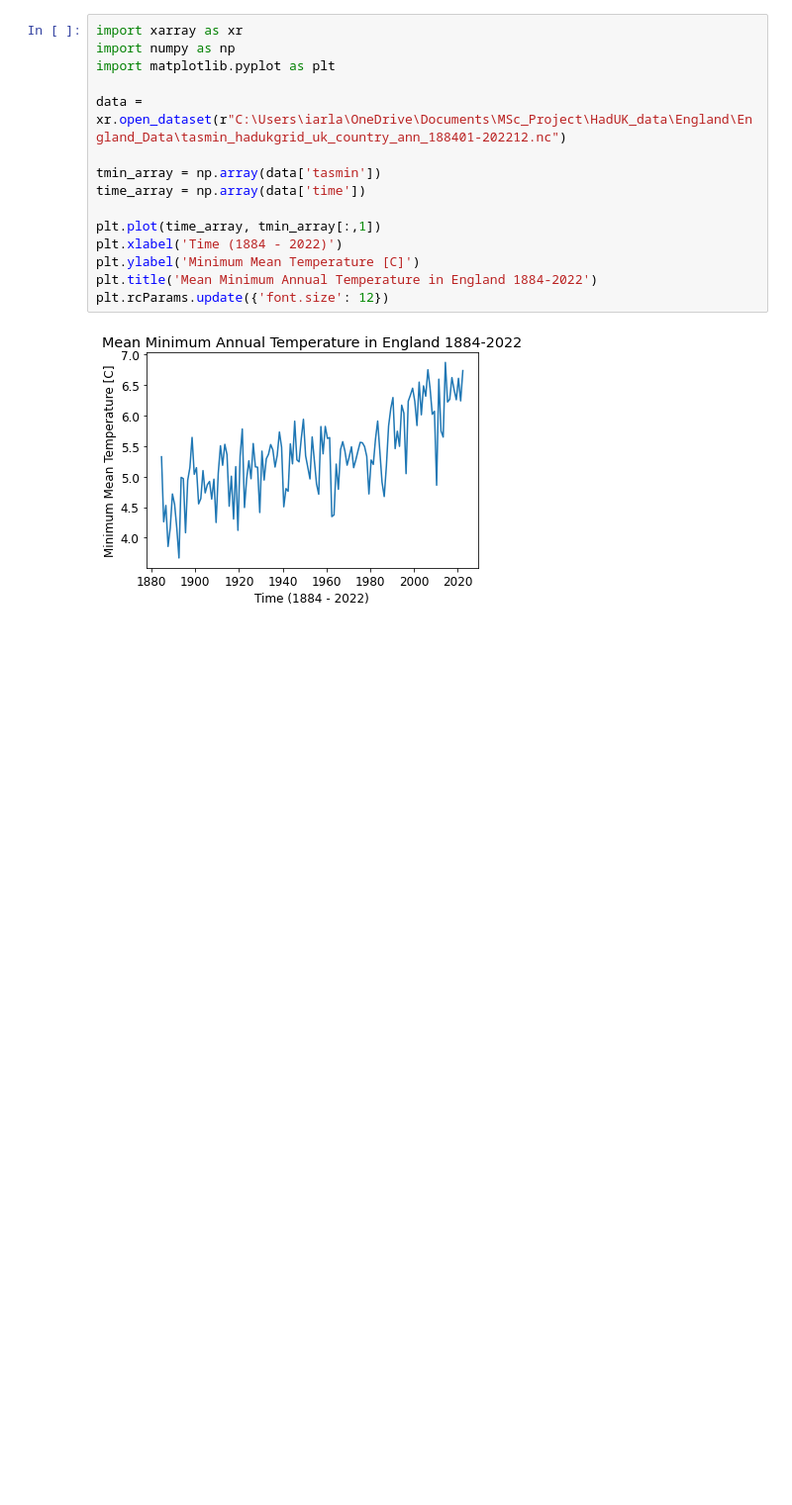
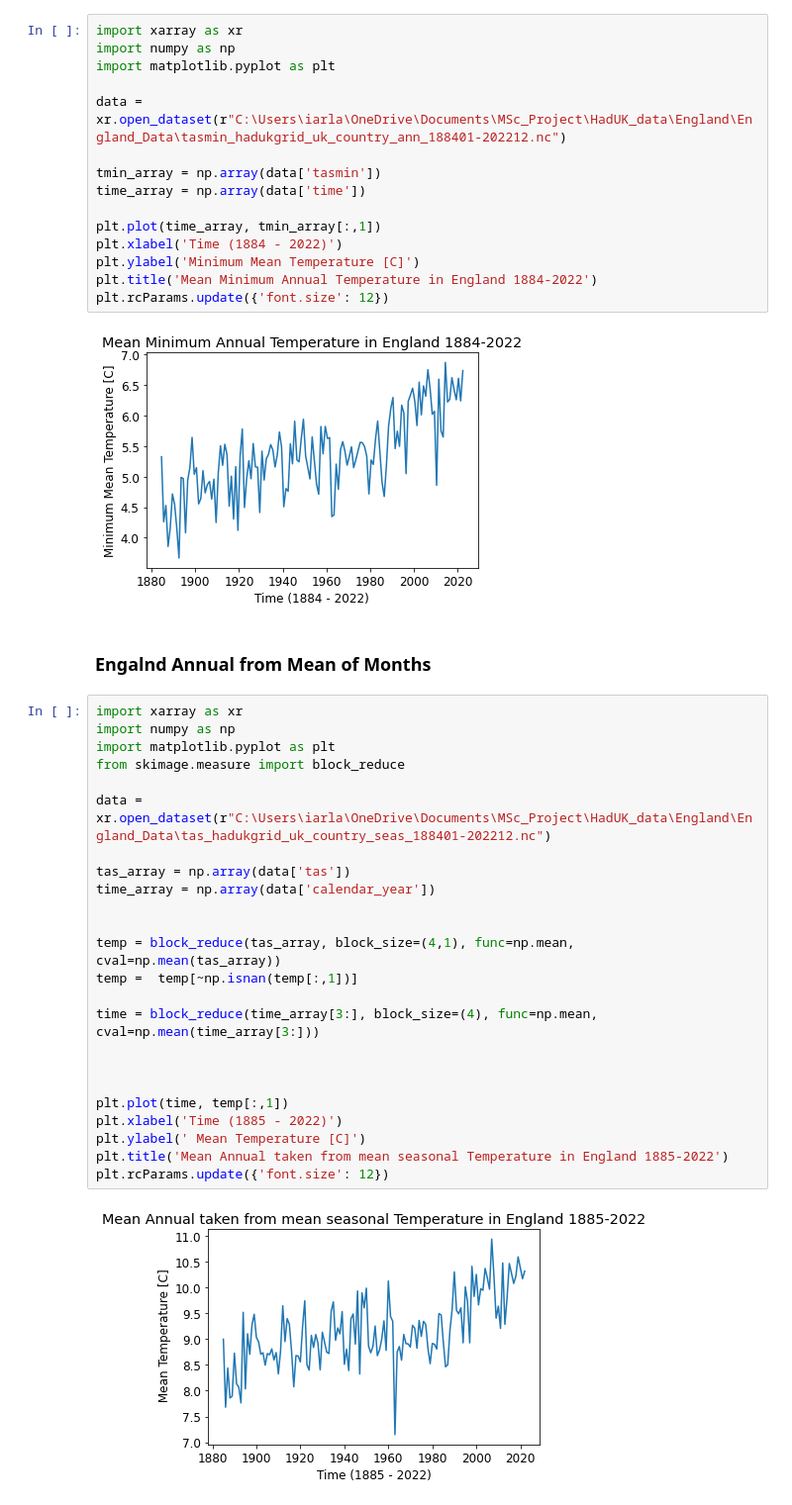
Before and after one commit to Iarla-Boyce/MSc-Project, a Jupyter notebook: 20-10.ipynb, the cells around one changed output. Shown: that part at 99% size. Drawn from its saved outputs; the diff is of its cells as text; blank space fills up the shorter version.

Commit message:
Add files via upload
Code for England annual plots

```diff
--- a/20-10.ipynb
+++ b/20-10.ipynb
@@ -324,3 +324,31 @@ plt.title('Mean Minimum Annual Temperature in England 1884-2022')
 plt.rcParams.update({'font.size': 12})
 # %% [output]
 [figure]
+# %% [markdown]
+### Engalnd Annual from Mean of Months
+# %%
+import xarray as xr
+import numpy as np
+import matplotlib.pyplot as plt
+from skimage.measure import block_reduce
+
+data = xr.open_dataset(r"C:\Users\iarla\OneDrive\Documents\MSc_Project\HadUK_data\England\England_Data\tas_hadukgrid_uk_country_seas_188401-202212.nc")
+
+tas_array = np.array(data['tas'])
+time_array = np.array(data['calendar_year'])
+
+
+temp = block_reduce(tas_array, block_size=(4,1), func=np.mean, cval=np.mean(tas_array))
+temp =  temp[~np.isnan(temp[:,1])]
+
+time = block_reduce(time_array[3:], block_size=(4), func=np.mean, cval=np.mean(time_array[3:]))
+
+
+
+plt.plot(time, temp[:,1])
+plt.xlabel('Time (1885 - 2022)')
+plt.ylabel(' Mean Temperature [C]')
+plt.title('Mean Annual taken from mean seasonal Temperature in England 1885-2022')
+plt.rcParams.update({'font.size': 12})
+# %% [output]
+[figure, added]
```
